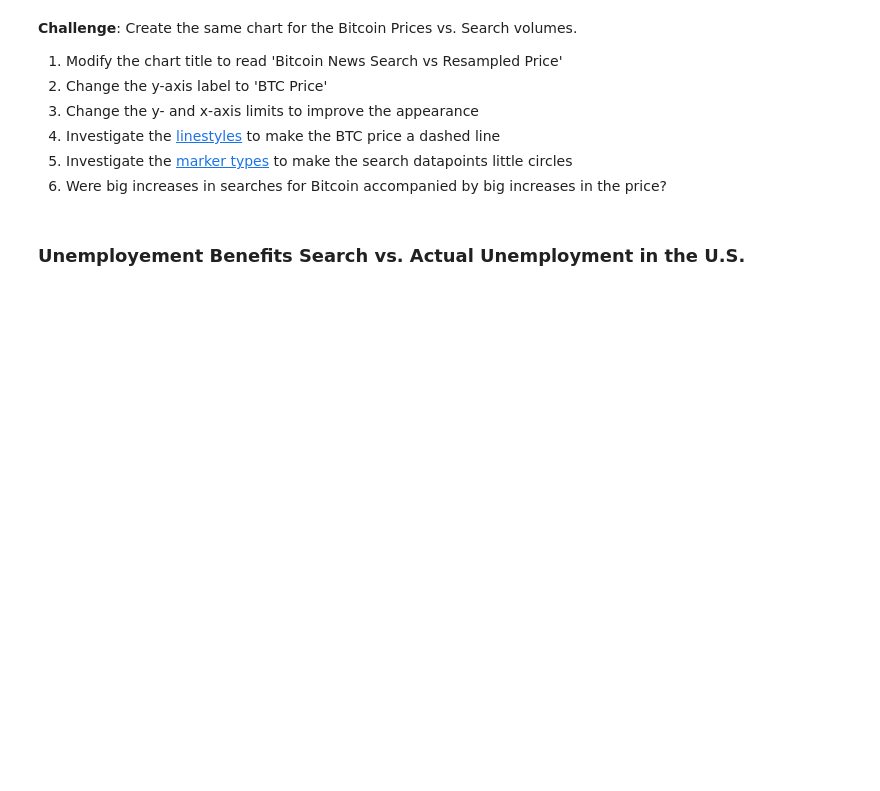
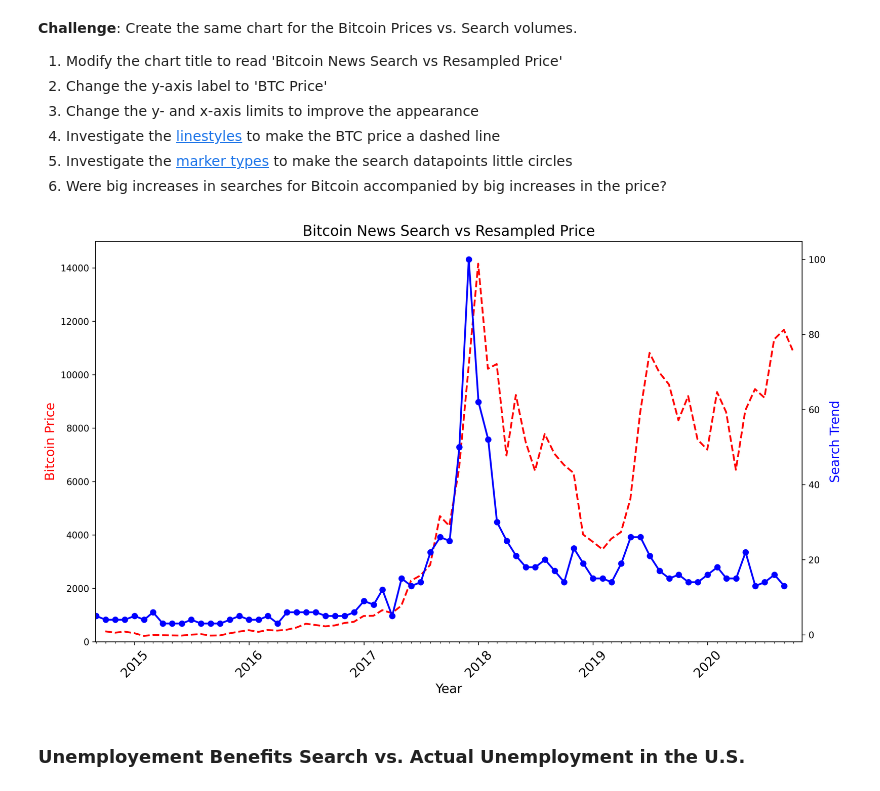
Before and after one commit to noah-clements/100Days-Python-Course, a Jupyter notebook: Google Trends Data Viz/Google Trends and Data Visualisation.ipynb, the cells around one changed output. Saved outputs shown, nothing was run; the diff lists cells and outputs as text; code cells hidden in the pictures; blank space fills up the shorter version.

```diff
--- a/Google Trends Data Viz/Google Trends and Data Visualisation.ipynb
+++ b/Google Trends Data Viz/Google Trends and Data Visualisation.ipynb
@@ -314,6 +323,37 @@ How to add tick formatting for dates on the x-axis.
 4. Investigate the [linestyles](https://matplotlib.org/3.2.1/api/_as_gen/matplotlib.pyplot.plot.html ) to make the BTC price a dashed line <br>
 5. Investigate the [marker types](https://matplotlib.org/3.2.1/api/markers_api.html) to make the search datapoints little circles <br>
 6. Were big increases in searches for Bitcoin accompanied by big increases in the price?
+# %%
+# Create locators for ticks on the time axis
+years = mdates.YearLocator()
+months = mdates.MonthLocator()
+years_fmt = mdates.DateFormatter('%Y')
+
+plt.figure(figsize=(14,8), dpi=300)
+plt.title('Bitcoin News Search vs Resampled Price', fontsize=16)
+plt.xticks(fontsize=14, rotation=45)
+
+
+ax1 = plt.gca() # get current axes
+ax2 = ax1.twinx()
+
+ax1.plot(df_btc_monthly.DATE, df_btc_monthly.CLOSE, color='red', linewidth=2, linestyle='dashed')
+ax2.plot(df_btc_search.MONTH, df_btc_search.BTC_NEWS_SEARCH, color='blue', linewidth=2, marker='o')
+
+ax1.set_xlabel("Year", fontsize=14)
+ax1.set_xlim(df_btc_monthly.DATE.min() - pd.DateOffset(months=1),
+             df_btc_monthly.DATE.max() + pd.DateOffset(months=1))
+
+ax1.xaxis.set_major_locator(years)
+ax1.xaxis.set_major_formatter(years_fmt)
+ax1.xaxis.set_minor_locator(months)
+
+ax1.set_ylabel("Bitcoin Price", color="red", fontsize=14)
+ax1.set_ylim(0, 15000)
+ax2.set_ylabel("Search Trend", color="blue", fontsize=14)
+plt.show()
+# %% [output]
+[figure, added]
 # %% [markdown]
 ### Unemployement Benefits Search vs. Actual Unemployment in the U.S.
 # %% [markdown]
```
Also changed, not shown: parts of 21 cells of this notebook, 9 other files.
